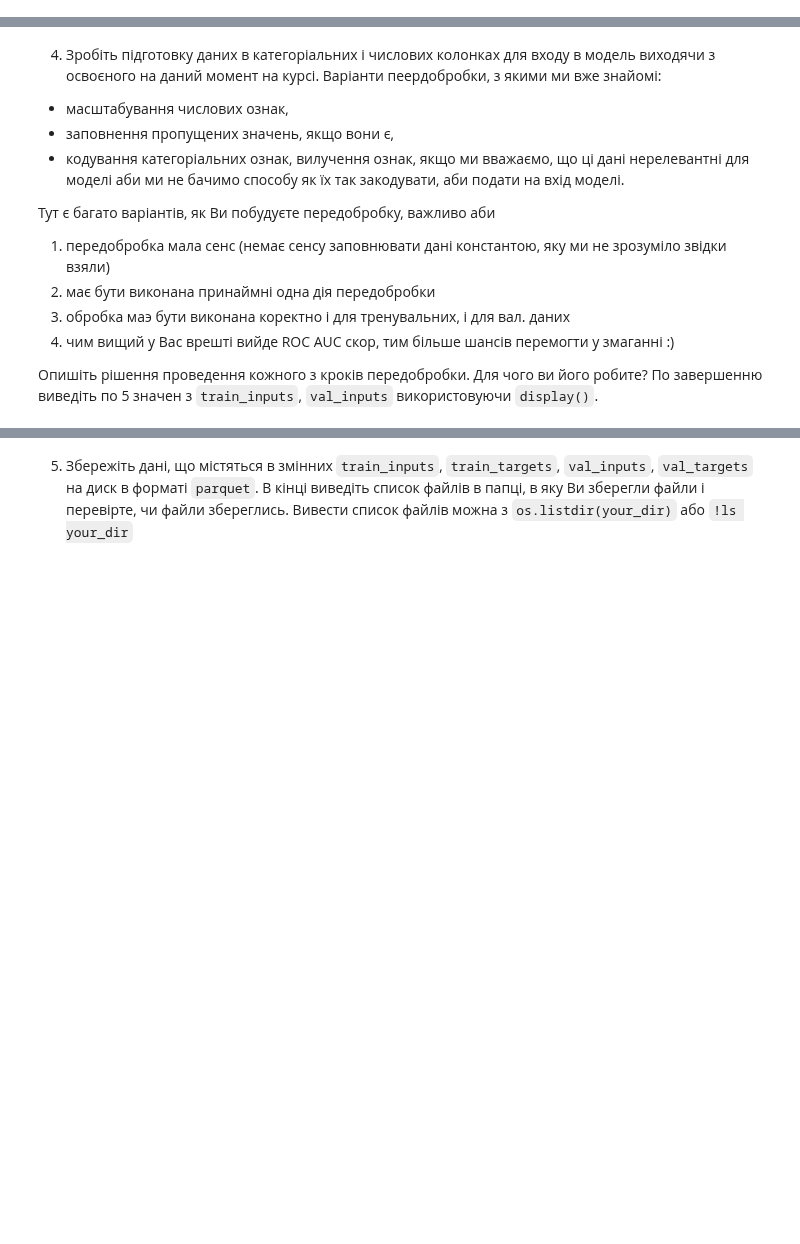
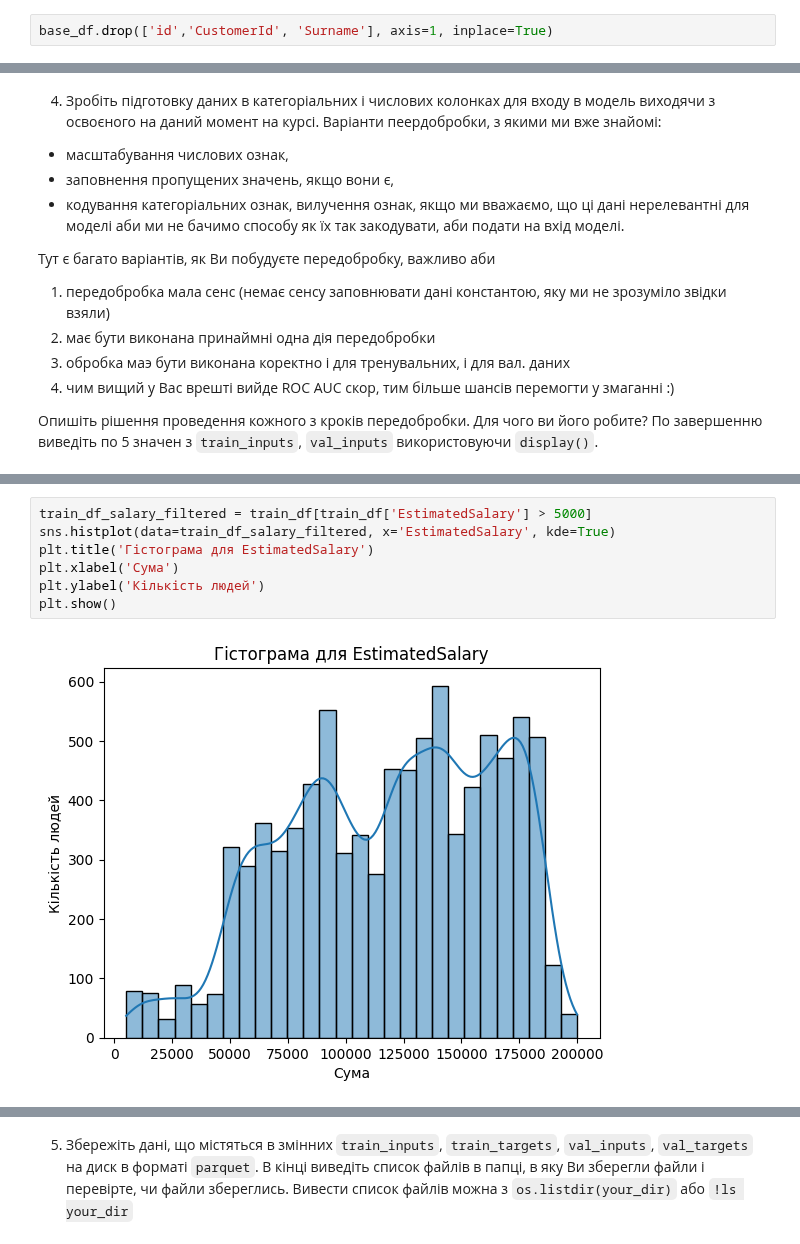
Before and after one commit to o-semenkova/ml_home_tasks, a Jupyter notebook: HW_2_2_Логістична_регресія_з_scikit_learn.ipynb, the cells around one changed output, grey strips where cells are left out. Cells and saved outputs as stored; diff of their text form; blank space fills up the shorter version.

```diff
--- a/HW_2_2_Логістична_регресія_з_scikit_learn.ipynb
+++ b/HW_2_2_Логістична_регресія_з_scikit_learn.ipynb
@@ -54,3 +56,5 @@ memory usage: 1.6+ MB
+# %%
+base_df.drop(['id','CustomerId', 'Surname'], axis=1, inplace=True)
 # %%
 train_val_df, test_df = train_test_split(base_df, test_size=0.2, random_state=42, stratify=base_df['Exited'])
 train_df, val_df = train_test_split(train_val_df, test_size=0.25, random_state=42, stratify=train_val_df['Exited'])
@@ -97,0 +102,9 @@ numeric_cols, categorical_cols
+# %%
+train_df_salary_filtered = train_df[train_df['EstimatedSalary'] > 5000]
+sns.histplot(data=train_df_salary_filtered, x='EstimatedSalary', kde=True)
+plt.title('Гістограма для EstimatedSalary')
+plt.xlabel('Сума')
+plt.ylabel('Кількість людей')
+plt.show()
+# %% [output]
+[figure, added]
```
Also changed, not shown: parts of 29 cells of this notebook.
